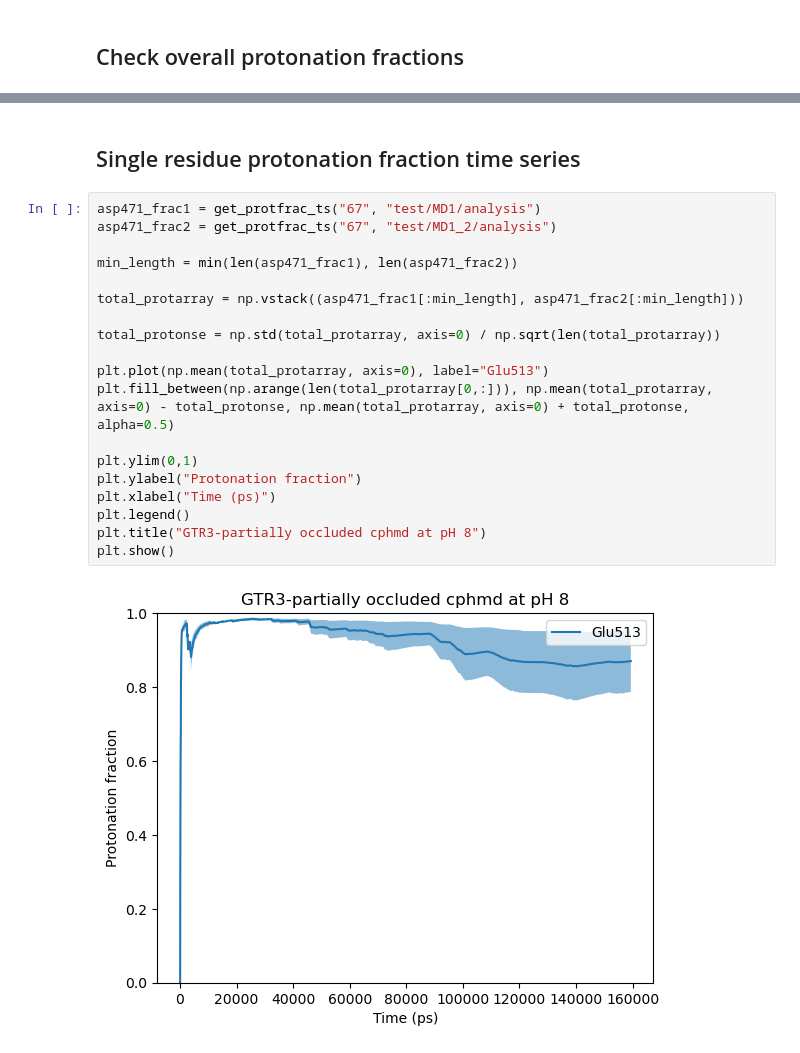
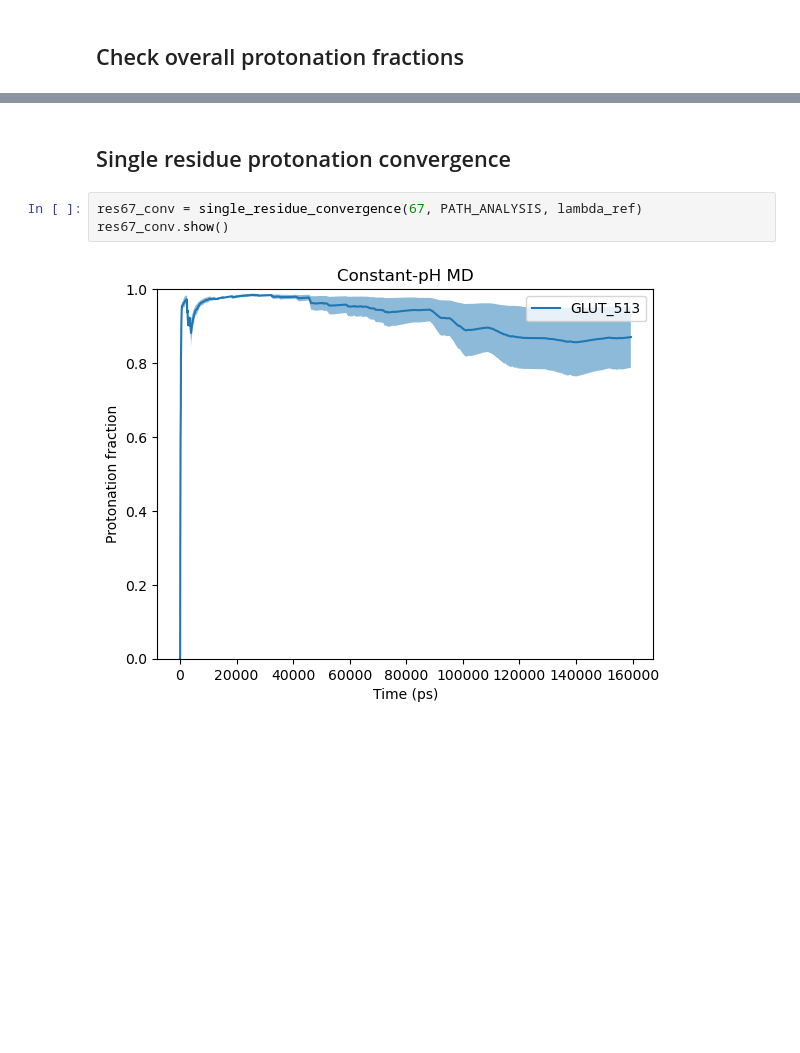
Before and after one commit to AndPdb/constant-ph-utils, a Jupyter notebook: analysis_template.ipynb, the cells around one changed output, grey strips where cells are left out. Drawn from its saved outputs; the diff is of its cells as text; blank space fills up the shorter version.

Commit message:
Now the relative plotting function is called from plot.py

```diff
--- a/analysis_template.ipynb
+++ b/analysis_template.ipynb
@@ -242,23 +54,7 @@ plt.show()
 # %% [markdown]
-## Single residue protonation fraction time series
+## Single residue protonation convergence
-# %%
-asp471_frac1 = get_protfrac_ts("67", "test/MD1/analysis")
-asp471_frac2 = get_protfrac_ts("67", "test/MD1_2/analysis")
-
-min_length = min(len(asp471_frac1), len(asp471_frac2))
-
-total_protarray = np.vstack((asp471_frac1[:min_length], asp471_frac2[:min_length]))
-
-total_protonse = np.std(total_protarray, axis=0) / np.sqrt(len(total_protarray))
-
-plt.plot(np.mean(total_protarray, axis=0), label="Glu513")
-plt.fill_between(np.arange(len(total_protarray[0,:])), np.mean(total_protarray, axis=0) - total_protonse, np.mean(total_protarray, axis=0) + total_protonse, alpha=0.5)
-
-plt.ylim(0,1)
-plt.ylabel("Protonation fraction")
-plt.xlabel("Time (ps)")
-plt.legend()
-plt.title("GTR3-partially occluded cphmd at pH 8")
-plt.show()
-# %% [output]
-[figure, removed]
+# %%
+res67_conv = single_residue_convergence(67, PATH_ANALYSIS, lambda_ref)
+res67_conv.show()
+# %% [output]
+[figure, added]
```
Also changed, not shown: parts of 9 cells of this notebook.
